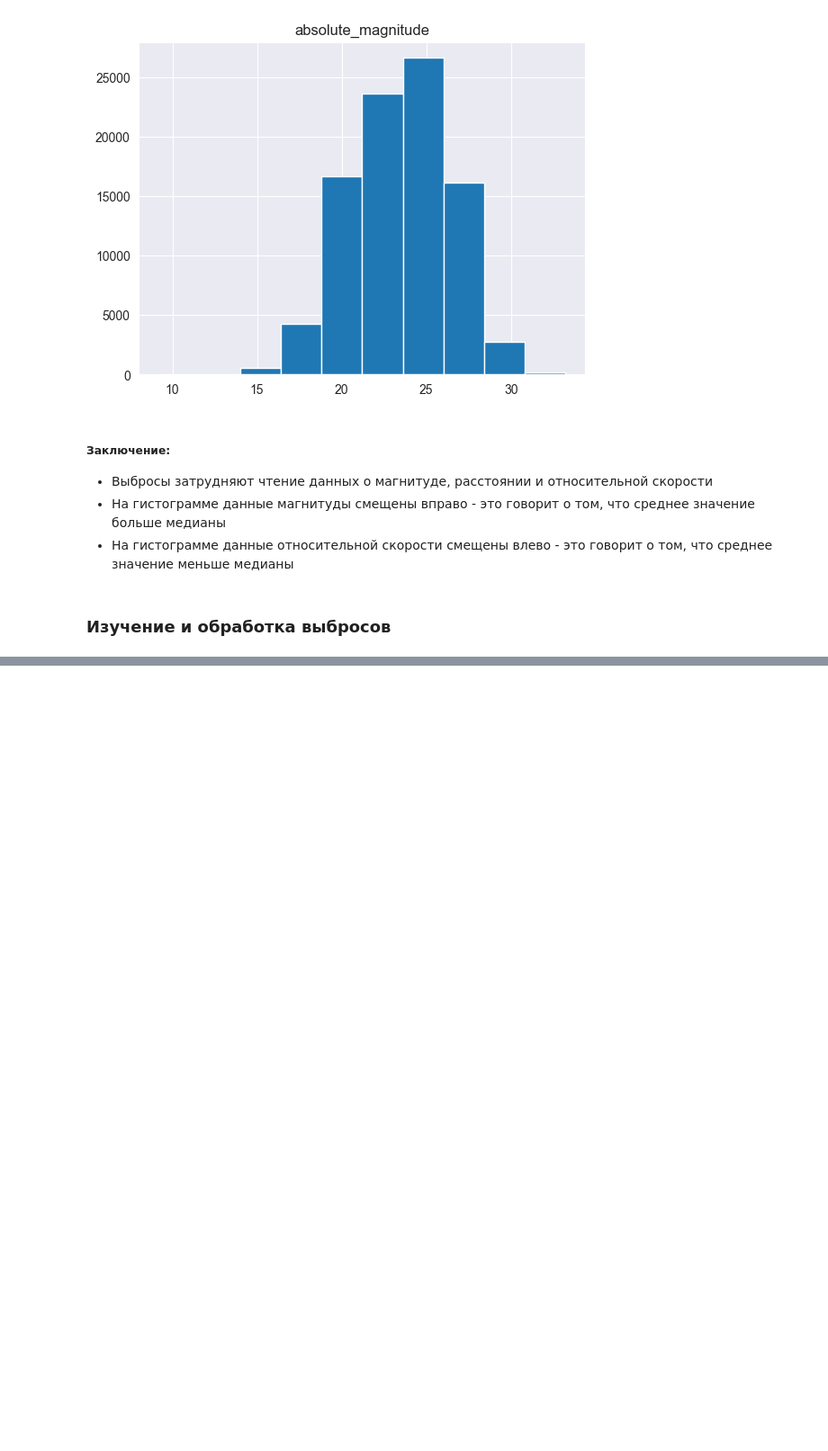
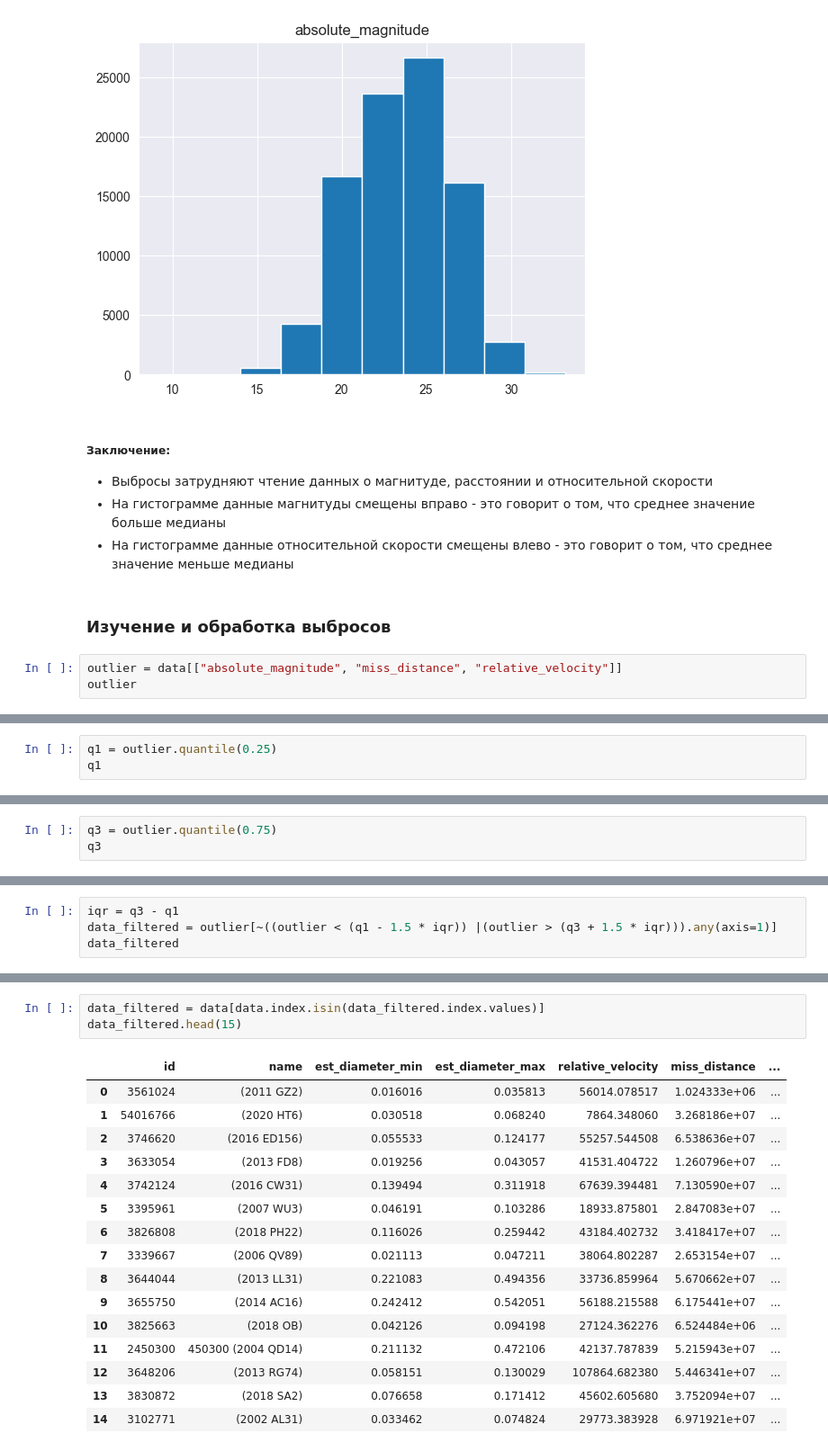
Before and after one commit to stwz13/ml, a Jupyter notebook: lab1.ipynb, the cells around one changed output, grey strips where cells are left out. Shown at 90% size. Cells and saved outputs as stored; diff of their text form; blank space fills up the shorter version.

Commit message:
drop outliers

```diff
--- a/lab1.ipynb
+++ b/lab1.ipynb
@@ -284,3 +284,6 @@ for column in columns:
 * На гистограмме данные относительной скорости смещены влево - это говорит о том, что среднее значение меньше медианы
 # %% [markdown]
 ### Изучение и обработка выбросов
+# %%
+outlier = data[["absolute_magnitude", "miss_distance", "relative_velocity"]]
+outlier
@@ -286,0 +306,3 @@ for column in columns:
+# %%
+q1 = outlier.quantile(0.25)
+q1
@@ -286,0 +314,3 @@ for column in columns:
+# %%
+q3 = outlier.quantile(0.75)
+q3
@@ -286,0 +322,4 @@ for column in columns:
+# %%
+iqr = q3 - q1
+data_filtered = outlier[~((outlier < (q1 - 1.5 * iqr)) |(outlier > (q3 + 1.5 * iqr))).any(axis=1)]
+data_filtered
@@ -286,0 +340,20 @@ for column in columns:
+# %%
+data_filtered = data[data.index.isin(data_filtered.index.values)]
+data_filtered.head(15)
+# %% [output]
+|  | id | name | est_diameter_min | est_diameter_max | relative_velocity | miss_distance | ... |
+| 0 | 3561024 | (2011 GZ2) | 0.016016 | 0.035813 | 56014.078517 | 1.024333e+06 | ... |
+| 1 | 54016766 | (2020 HT6) | 0.030518 | 0.068240 | 7864.348060 | 3.268186e+07 | ... |
+| 2 | 3746620 | (2016 ED156) | 0.055533 | 0.124177 | 55257.544508 | 6.538636e+07 | ... |
+| 3 | 3633054 | (2013 FD8) | 0.019256 | 0.043057 | 41531.404722 | 1.260796e+07 | ... |
+| 4 | 3742124 | (2016 CW31) | 0.139494 | 0.311918 | 67639.394481 | 7.130590e+07 | ... |
+| 5 | 3395961 | (2007 WU3) | 0.046191 | 0.103286 | 18933.875801 | 2.847083e+07 | ... |
+| 6 | 3826808 | (2018 PH22) | 0.116026 | 0.259442 | 43184.402732 | 3.418417e+07 | ... |
+| 7 | 3339667 | (2006 QV89) | 0.021113 | 0.047211 | 38064.802287 | 2.653154e+07 | ... |
+| 8 | 3644044 | (2013 LL31) | 0.221083 | 0.494356 | 33736.859964 | 5.670662e+07 | ... |
+| 9 | 3655750 | (2014 AC16) | 0.242412 | 0.542051 | 56188.215588 | 6.175441e+07 | ... |
+| 10 | 3825663 | (2018 OB) | 0.042126 | 0.094198 | 27124.362276 | 6.524484e+06 | ... |
+| 11 | 2450300 | 450300 (2004 QD14) | 0.211132 | 0.472106 | 42137.787839 | 5.215943e+07 | ... |
+| 12 | 3648206 | (2013 RG74) | 0.058151 | 0.130029 | 107864.682380 | 5.446341e+07 | ... |
+| 13 | 3830872 | (2018 SA2) | 0.076658 | 0.171412 | 45602.605680 | 3.752094e+07 | ... |
+| 14 | 3102771 | (2002 AL31) | 0.033462 | 0.074824 | 29773.383928 | 6.971921e+07 | ... |
```
Also changed, not shown: parts of 5 cells of this notebook.
